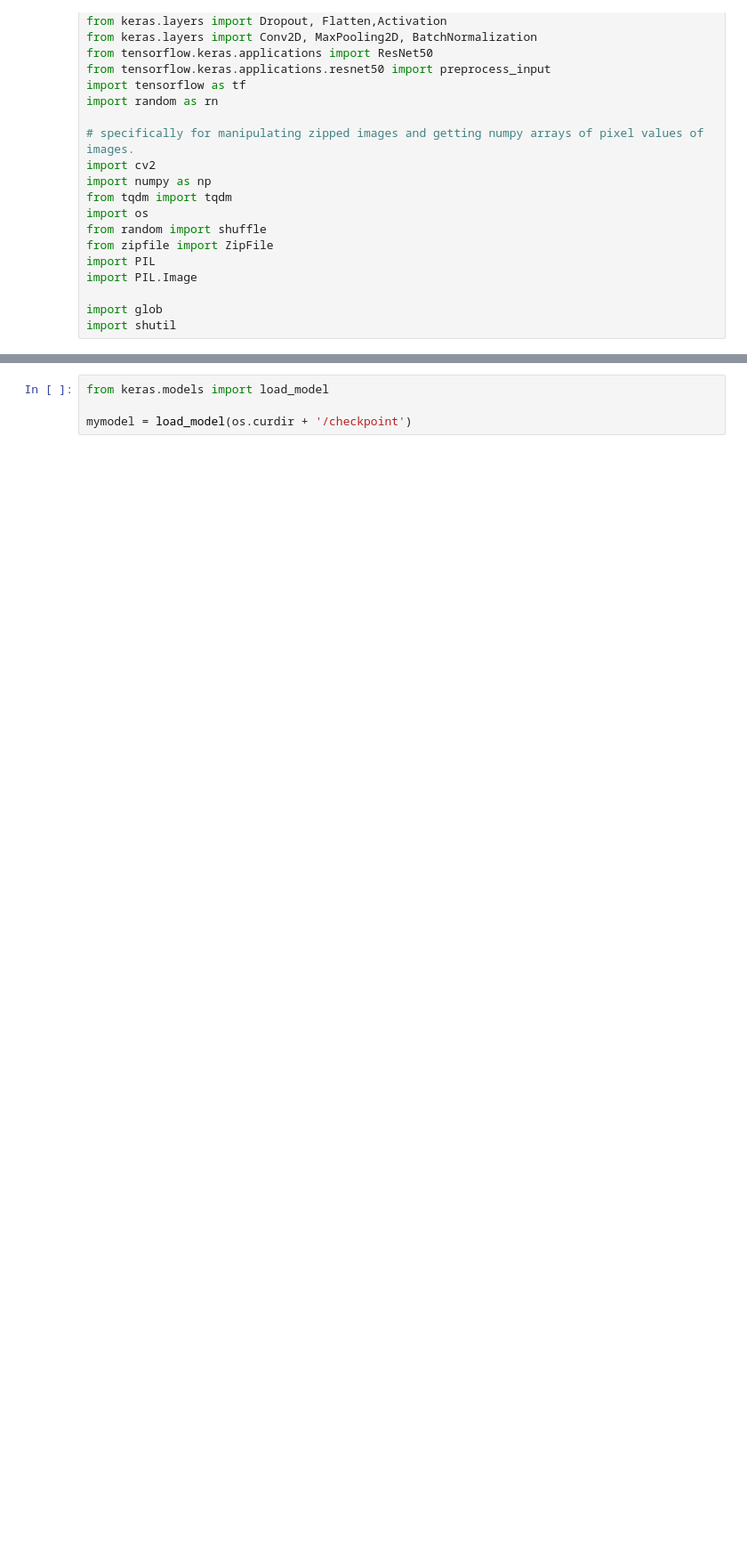
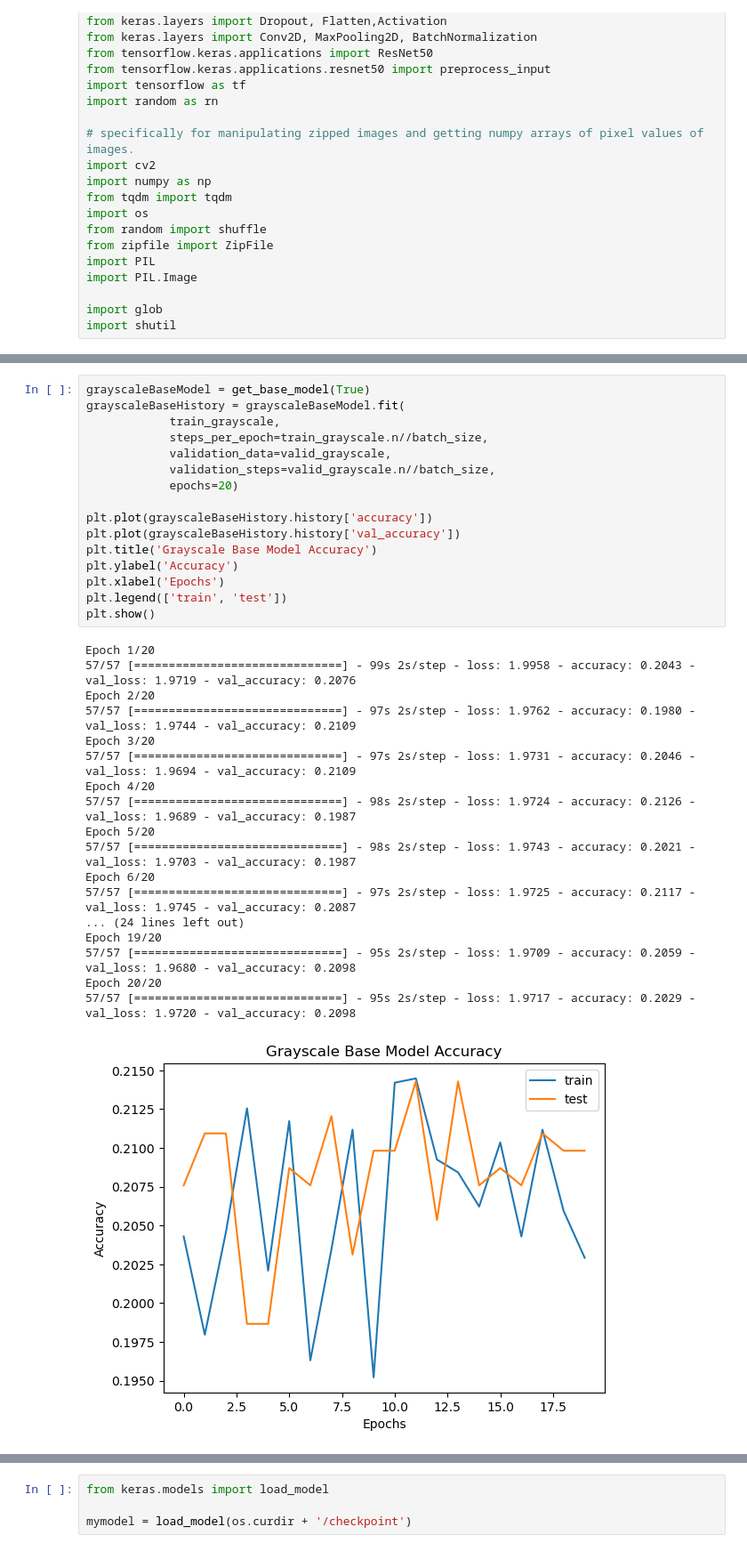
Before and after one commit to Dilson20/Assignment2_MachineLearning, a Jupyter notebook: Task1/Task_1 .ipynb, the cells around one changed output, grey strips where cells are left out. Shown at 89% size. Saved outputs shown, nothing was run; the diff lists cells and outputs as text; blank space fills up the shorter version.

```diff
--- a/Task1/Task_1 .ipynb
+++ b/Task1/Task_1 .ipynb
@@ -173,0 +230,35 @@ Found 925 images belonging to 8 classes.
+# %%
+grayscaleBaseModel = get_base_model(True)
+grayscaleBaseHistory = grayscaleBaseModel.fit(
+            train_grayscale,
+            steps_per_epoch=train_grayscale.n//batch_size,
+            validation_data=valid_grayscale,
+            validation_steps=valid_grayscale.n//batch_size,
+            epochs=20)
+
+plt.plot(grayscaleBaseHistory.history['accuracy'])
+plt.plot(grayscaleBaseHistory.history['val_accuracy'])
+plt.title('Grayscale Base Model Accuracy')
+plt.ylabel('Accuracy')
+plt.xlabel('Epochs')
+plt.legend(['train', 'test'])
+plt.show()
+# %% [output]
+Epoch 1/20
+57/57 [==============================] - 99s 2s/step - loss: 1.9958 - accuracy: 0.2043 - val_loss: 1.9719 - val_accuracy: 0.2076
+Epoch 2/20
+57/57 [==============================] - 97s 2s/step - loss: 1.9762 - accuracy: 0.1980 - val_loss: 1.9744 - val_accuracy: 0.2109
+Epoch 3/20
+57/57 [==============================] - 97s 2s/step - loss: 1.9731 - accuracy: 0.2046 - val_loss: 1.9694 - val_accuracy: 0.2109
+Epoch 4/20
+57/57 [==============================] - 98s 2s/step - loss: 1.9724 - accuracy: 0.2126 - val_loss: 1.9689 - val_accuracy: 0.1987
+Epoch 5/20
+57/57 [==============================] - 98s 2s/step - loss: 1.9743 - accuracy: 0.2021 - val_loss: 1.9703 - val_accuracy: 0.1987
+Epoch 6/20
+57/57 [==============================] - 97s 2s/step - loss: 1.9725 - accuracy: 0.2117 - val_loss: 1.9745 - val_accuracy: 0.2087
+... (24 lines left out)
+Epoch 19/20
+57/57 [==============================] - 95s 2s/step - loss: 1.9709 - accuracy: 0.2059 - val_loss: 1.9680 - val_accuracy: 0.2098
+Epoch 20/20
+57/57 [==============================] - 95s 2s/step - loss: 1.9717 - accuracy: 0.2029 - val_loss: 1.9720 - val_accuracy: 0.2098
+[figure, added]
```
Also changed, not shown: parts of 16 cells of this notebook.
